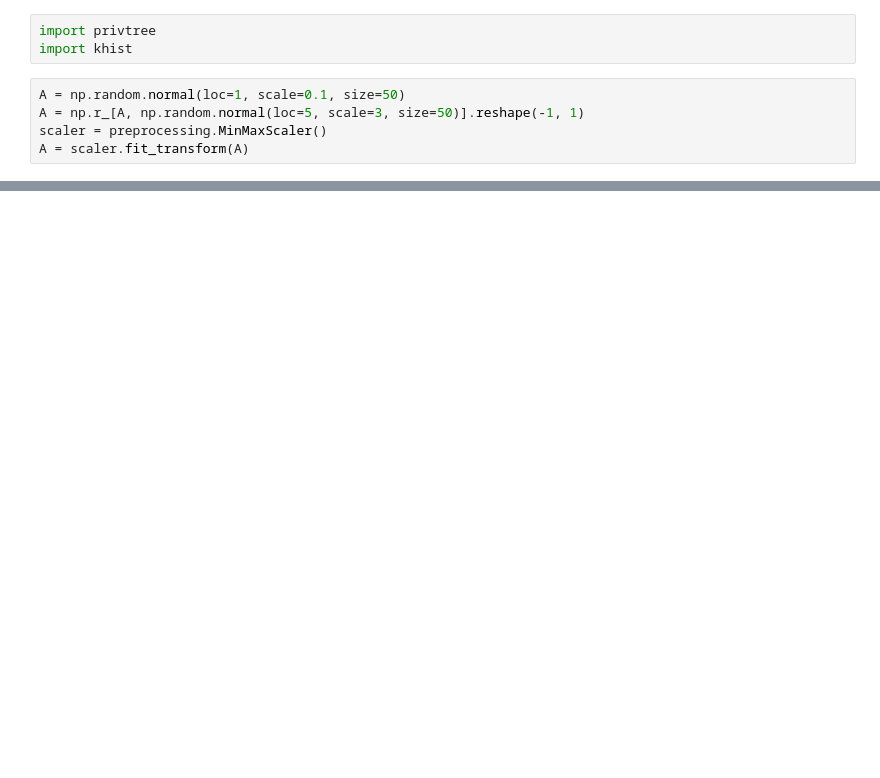
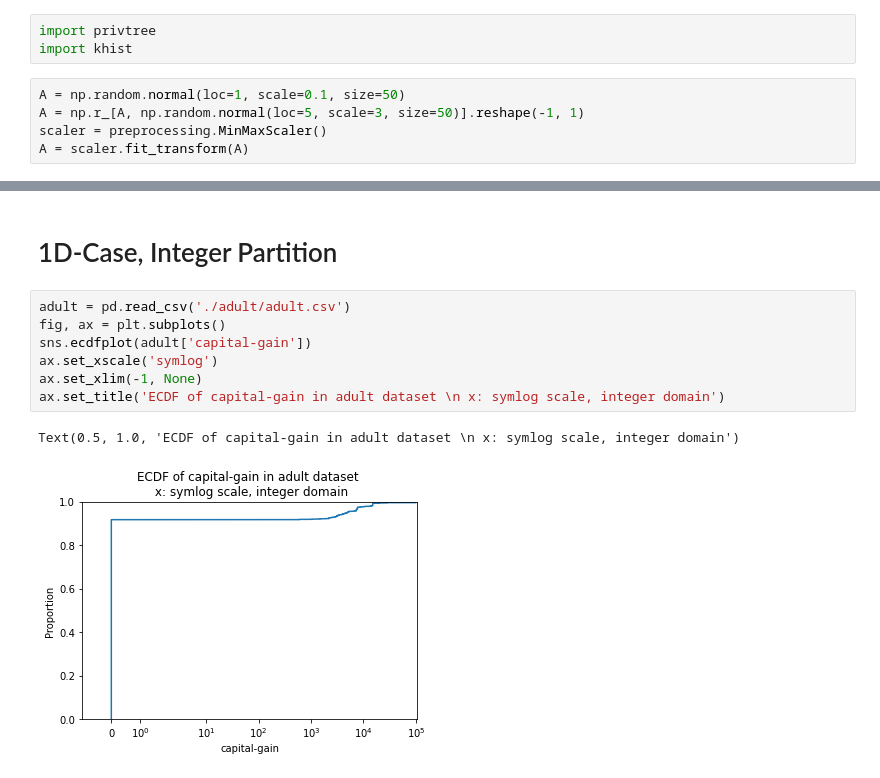
Before and after one commit to 122689305/khist, a Jupyter notebook: test_khist.ipynb, the cells around one changed output, grey strips where cells are left out. Drawn from its saved outputs; the diff is of its cells as text; blank space fills up the shorter version.

```diff
--- a/test_khist.ipynb
+++ b/test_khist.ipynb
@@ -66,0 +68,12 @@ Text(0.5, 0, 'Data Support')
+# %% [markdown]
+# 1D-Case, Integer Partition
+# %%
+adult = pd.read_csv('./adult/adult.csv')
+fig, ax = plt.subplots()
+sns.ecdfplot(adult['capital-gain'])
+ax.set_xscale('symlog')
+ax.set_xlim(-1, None)
+ax.set_title('ECDF of capital-gain in adult dataset \n x: symlog scale, integer domain')
+# %% [output]
+Text(0.5, 1.0, 'ECDF of capital-gain in adult dataset \n x: symlog scale, integer domain')
+[figure, added]
```
Also changed, not shown: parts of 14 cells of this notebook, 4 other files.
